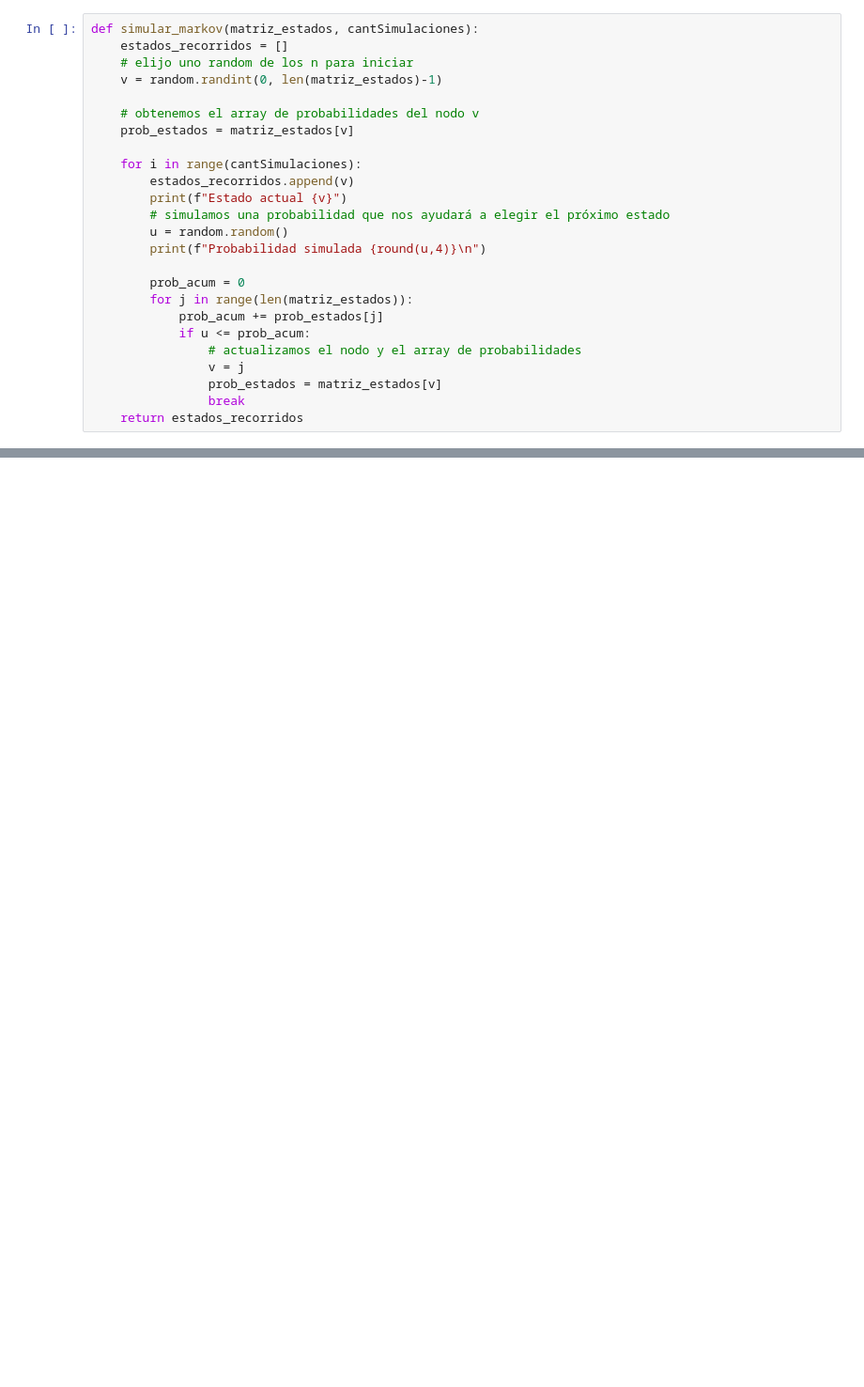
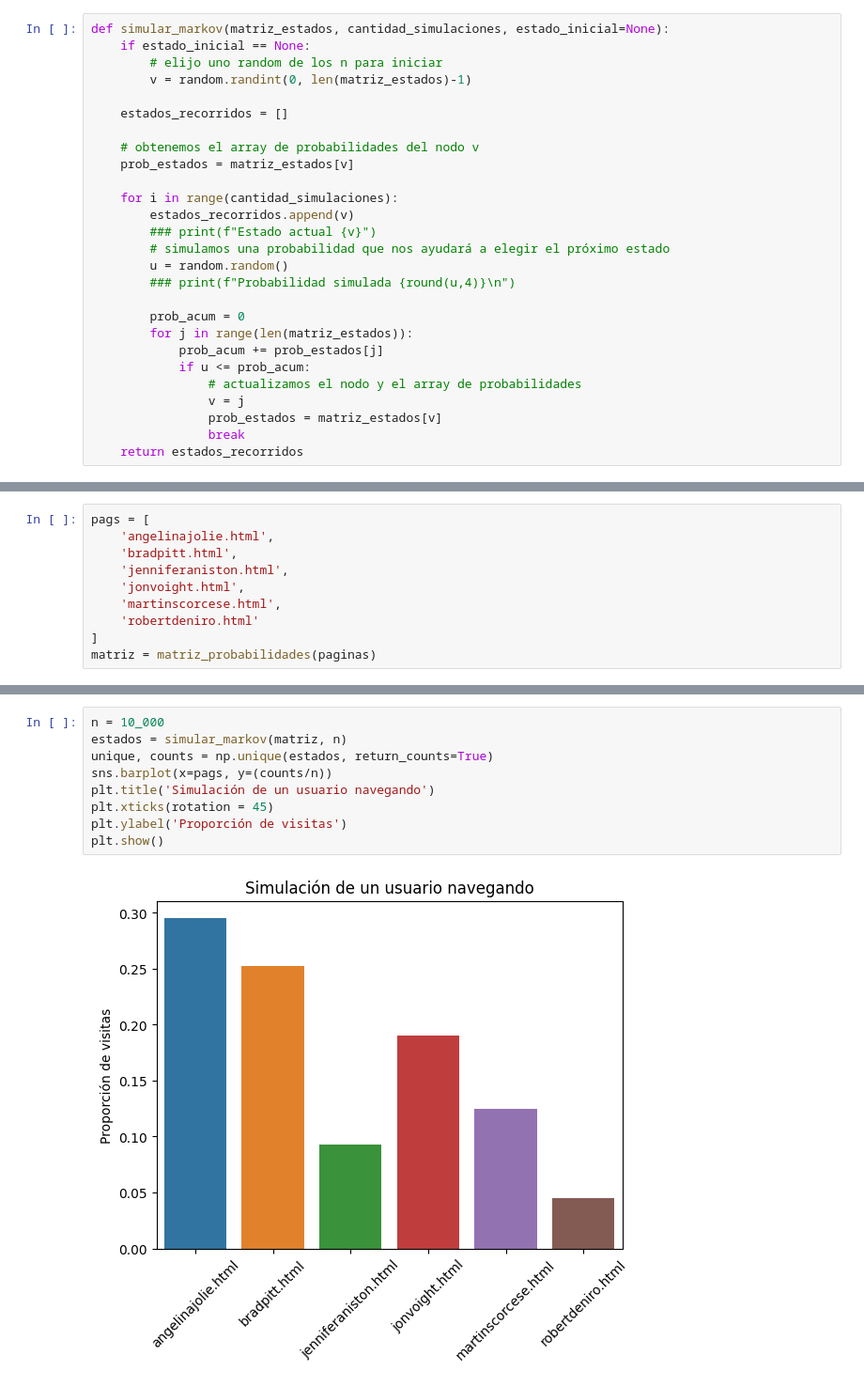
Before and after one commit to ramirogestoso/simulacion-2c-2022, a Jupyter notebook: TP2/tp2.ipynb, the cells around one changed output, grey strips where cells are left out. Shown at 94% size. Saved outputs shown, nothing was run; the diff lists cells and outputs as text; blank space fills up the shorter version.

```diff
--- a/TP2/tp2.ipynb
+++ b/TP2/tp2.ipynb
@@ -40,18 +50,20 @@ import random
 # %%
-def simular_markov(matriz_estados, cantSimulaciones):
+def simular_markov(matriz_estados, cantidad_simulaciones, estado_inicial=None):
+    if estado_inicial == None:
+        # elijo uno random de los n para iniciar
+        v = random.randint(0, len(matriz_estados)-1)
+
     estados_recorridos = []
-    # elijo uno random de los n para iniciar
-    v = random.randint(0, len(matriz_estados)-1)
 
     # obtenemos el array de probabilidades del nodo v
     prob_estados = matriz_estados[v]
 
-    for i in range(cantSimulaciones):
+    for i in range(cantidad_simulaciones):
         estados_recorridos.append(v)
-        print(f"Estado actual {v}")
+        ### print(f"Estado actual {v}")
         # simulamos una probabilidad que nos ayudará a elegir el próximo estado
         u = random.random()
-        print(f"Probabilidad simulada {round(u,4)}\n")
+        ### print(f"Probabilidad simulada {round(u,4)}\n")
 
         prob_acum = 0
         for j in range(len(matriz_estados)):
@@ -88,0 +135,10 @@ Probabilidad simulada 0.9747
+# %%
+pags = [
+    'angelinajolie.html',
+    'bradpitt.html',
+    'jenniferaniston.html',
+    'jonvoight.html',
+    'martinscorcese.html',
+    'robertdeniro.html'
+]
+matriz = matriz_probabilidades(paginas)
@@ -88,0 +154,11 @@ Probabilidad simulada 0.9747
+# %%
+n = 10_000
+estados = simular_markov(matriz, n)
+unique, counts = np.unique(estados, return_counts=True)
+sns.barplot(x=pags, y=(counts/n))
+plt.title('Simulación de un usuario navegando')
+plt.xticks(rotation = 45)
+plt.ylabel('Proporción de visitas')
+plt.show()
+# %% [output]
+[figure, added]
```
Also changed, not shown: parts of 16 cells of this notebook.
